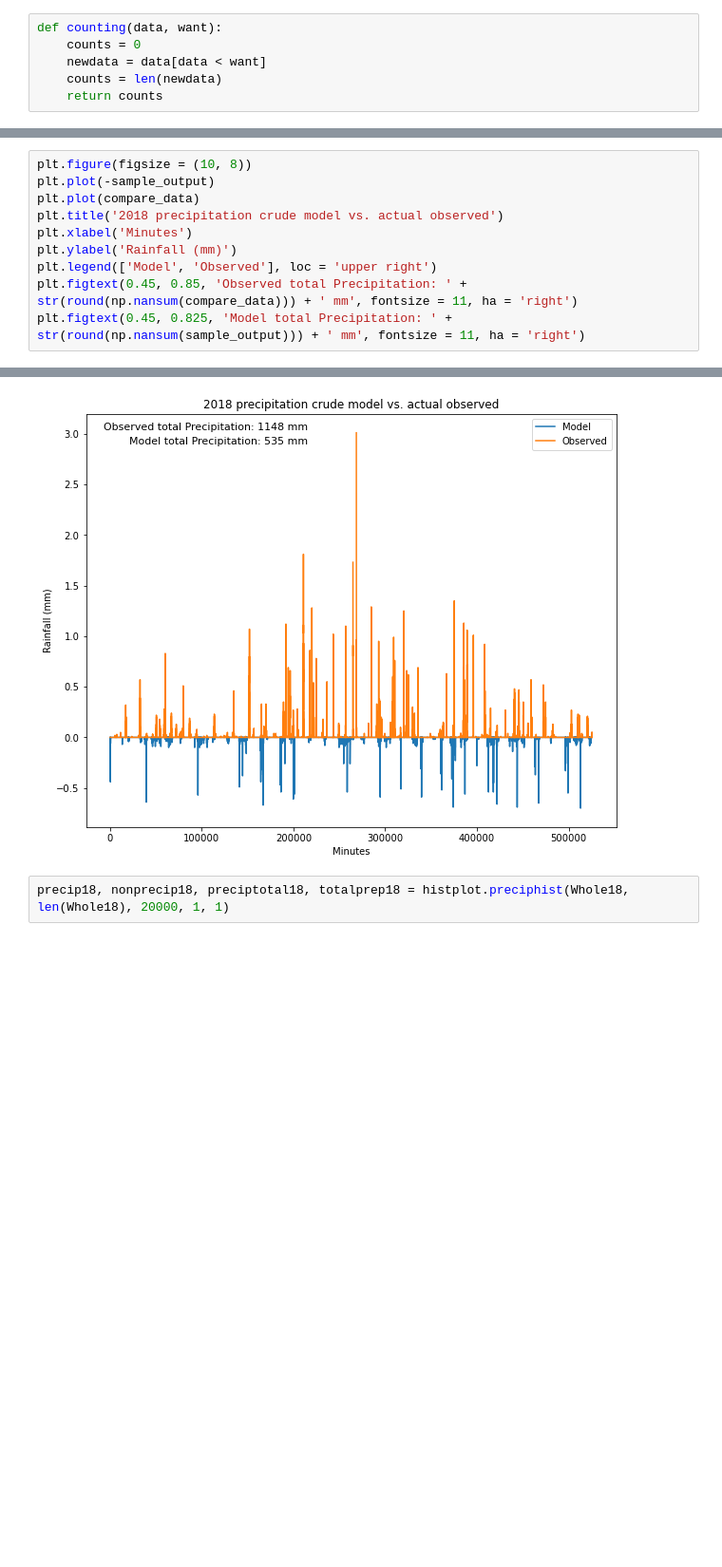
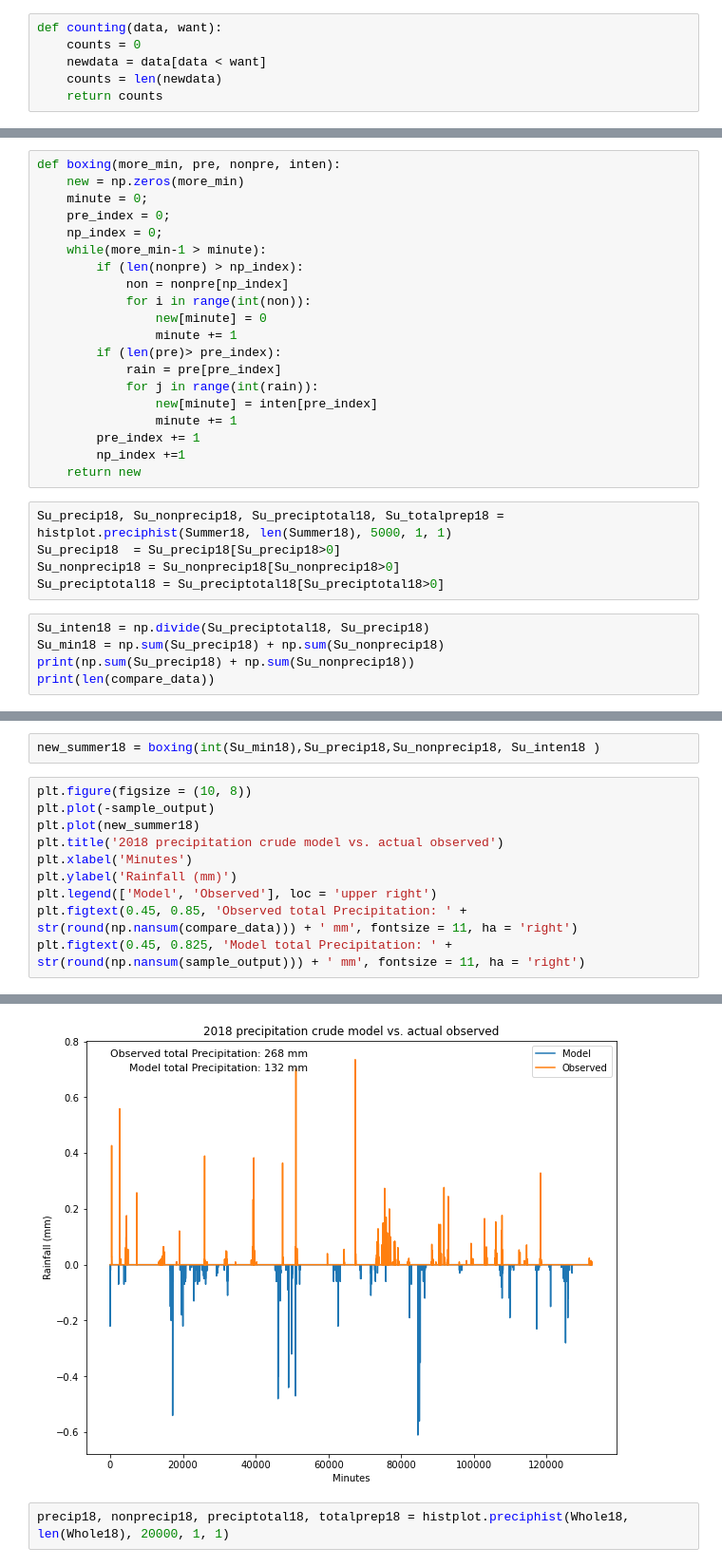
Before and after one commit to zhangt3-e/senior_thesis, a Jupyter notebook: Code/Simulation.ipynb, the cells around one changed output, grey strips where cells are left out. Shown at 95% size. Saved outputs shown, nothing was run; the diff lists cells and outputs as text; blank space fills up the shorter version.

```diff
--- a/Code/Simulation.ipynb
+++ b/Code/Simulation.ipynb
@@ -181,0 +173,30 @@ sample_output, compare_data = model_1(Whole18, 20000, 1)
+# %%
+def boxing(more_min, pre, nonpre, inten):
+    new = np.zeros(more_min)
+    minute = 0;
+    pre_index = 0;
+    np_index = 0;
+    while(more_min-1 > minute):
+        if (len(nonpre) > np_index):
+            non = nonpre[np_index]
+            for i in range(int(non)):
+                new[minute] = 0
+                minute += 1
+        if (len(pre)> pre_index):
+            rain = pre[pre_index]
+            for j in range(int(rain)):
+                new[minute] = inten[pre_index]
+                minute += 1
+        pre_index += 1
+        np_index +=1
+    return new
+# %%
+Su_precip18, Su_nonprecip18, Su_preciptotal18, Su_totalprep18 = histplot.preciphist(Summer18, len(Summer18), 5000, 1, 1)
+Su_precip18  = Su_precip18[Su_precip18>0]
+Su_nonprecip18 = Su_nonprecip18[Su_nonprecip18>0]
+Su_preciptotal18 = Su_preciptotal18[Su_preciptotal18>0]
+# %%
+Su_inten18 = np.divide(Su_preciptotal18, Su_precip18)
+Su_min18 = np.sum(Su_precip18) + np.sum(Su_nonprecip18)
+print(np.sum(Su_precip18) + np.sum(Su_nonprecip18))
+print(len(compare_data))
@@ -182,7 +206,9 @@ sample_output, compare_data = model_1(Whole18, 20000, 1)
+# %%
+new_summer18 = boxing(int(Su_min18),Su_precip18,Su_nonprecip18, Su_inten18 )
 # %%
 plt.figure(figsize = (10, 8))
 plt.plot(-sample_output)
-plt.plot(compare_data)
+plt.plot(new_summer18)
 plt.title('2018 precipitation crude model vs. actual observed')
 plt.xlabel('Minutes')
 plt.ylabel('Rainfall (mm)')
@@ -194,4 +220,4 @@ Text(0.45, 0.825, 'Model total Precipitation: 535 mm')
-[figure, old version]
+[figure, new version]
 # %%
 precip18, nonprecip18, preciptotal18, totalprep18 = histplot.preciphist(Whole18, len(Whole18), 20000, 1, 1)
 # %%
```
Also changed, not shown: parts of 8 cells of this notebook, 1 other file.
